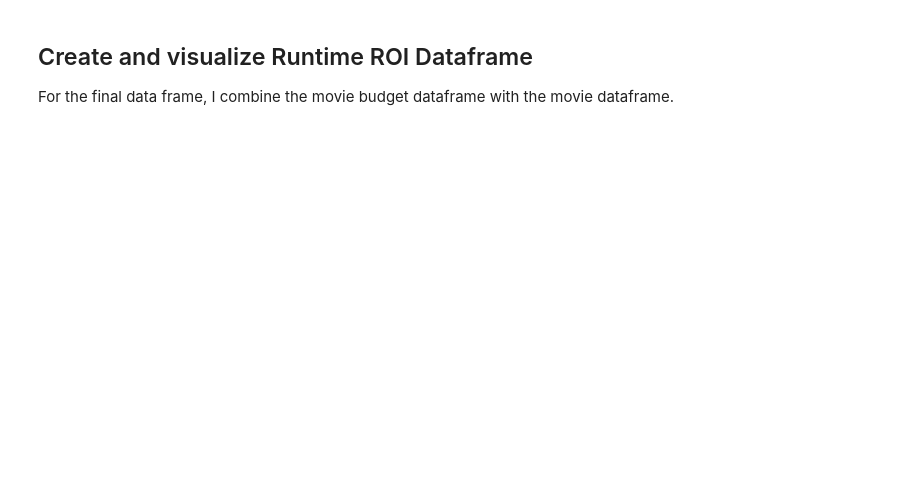
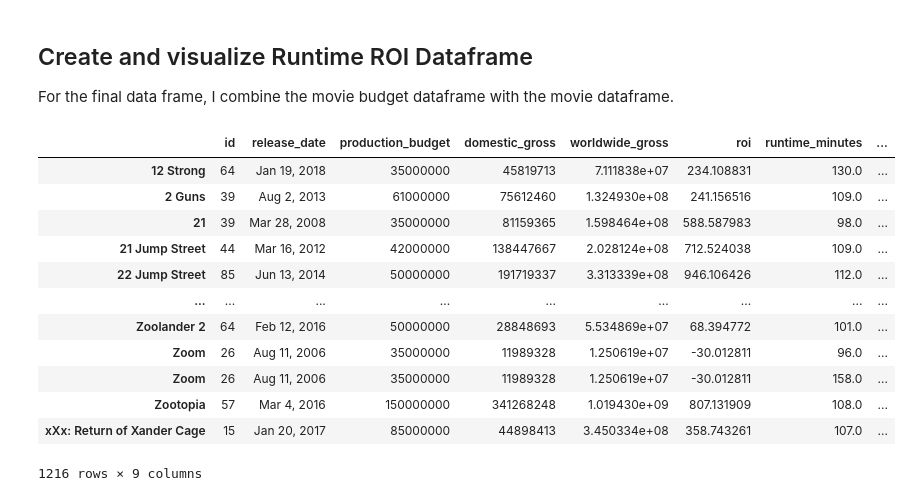
Before and after one commit to sammarder/dsc-phase-1-project-v2-4, a Jupyter notebook: student.ipynb, the cells around one changed output. Cells and saved outputs as stored; diff of their text form; code cells hidden in the pictures; blank space fills up the shorter version.

```diff
--- a/student.ipynb
+++ b/student.ipynb
@@ -194,9 +202,21 @@ For the final data frame, I combine the movie budget dataframe with the movie da
 # %%
 rt_roi_df = mb_df.join(movie_df, how="inner")
 rt_roi_df.dropna(subset=["runtime_minutes"], inplace=True) #Removing ~400 movies with no runtime
-rt_roi_df = rt_roi_df.groupby(['runtime_bins']).mean()
-rt_roi_df.sort_values(['roi'], ascending=False, inplace=True)
-rt_roi_df.reset_index(inplace=True)
+rt_roi_df
+# %% [output]
+|  | id | release_date | production_budget | domestic_gross | worldwide_gross | roi | runtime_minutes | ... |
+| 12 Strong | 64 | Jan 19, 2018 | 35000000 | 45819713 | 7.111838e+07 | 234.108831 | 130.0 | ... |
+| 2 Guns | 39 | Aug 2, 2013 | 61000000 | 75612460 | 1.324930e+08 | 241.156516 | 109.0 | ... |
+| 21 | 39 | Mar 28, 2008 | 35000000 | 81159365 | 1.598464e+08 | 588.587983 | 98.0 | ... |
+| 21 Jump Street | 44 | Mar 16, 2012 | 42000000 | 138447667 | 2.028124e+08 | 712.524038 | 109.0 | ... |
+| 22 Jump Street | 85 | Jun 13, 2014 | 50000000 | 191719337 | 3.313339e+08 | 946.106426 | 112.0 | ... |
+| ... | ... | ... | ... | ... | ... | ... | ... | ... |
+| Zoolander 2 | 64 | Feb 12, 2016 | 50000000 | 28848693 | 5.534869e+07 | 68.394772 | 101.0 | ... |
+| Zoom | 26 | Aug 11, 2006 | 35000000 | 11989328 | 1.250619e+07 | -30.012811 | 96.0 | ... |
+| Zoom | 26 | Aug 11, 2006 | 35000000 | 11989328 | 1.250619e+07 | -30.012811 | 158.0 | ... |
+| Zootopia | 57 | Mar 4, 2016 | 150000000 | 341268248 | 1.019430e+09 | 807.131909 | 108.0 | ... |
+| xXx: Return of Xander Cage | 15 | Jan 20, 2017 | 85000000 | 44898413 | 3.450334e+08 | 358.743261 | 107.0 | ... |
+1216 rows × 9 columns
 # %%
 f, ax = plt.subplots()
 clrs = ['grey' if (x < max(rt_roi_df['roi'])) else 'green' for x in rt_roi_df['roi']]
```
Also changed, not shown: parts of 8 cells of this notebook, 5 other files.
